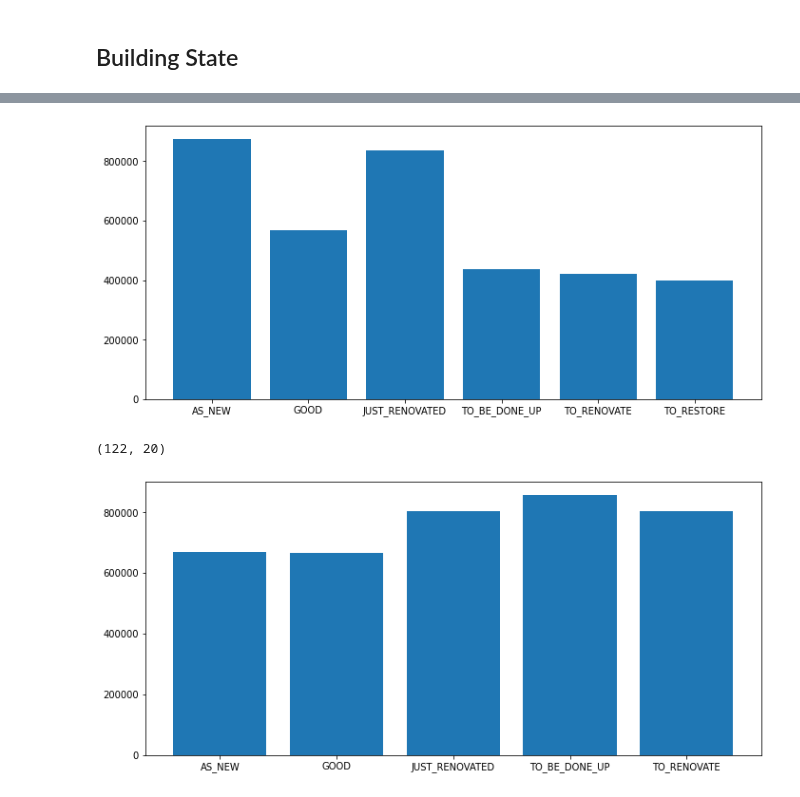
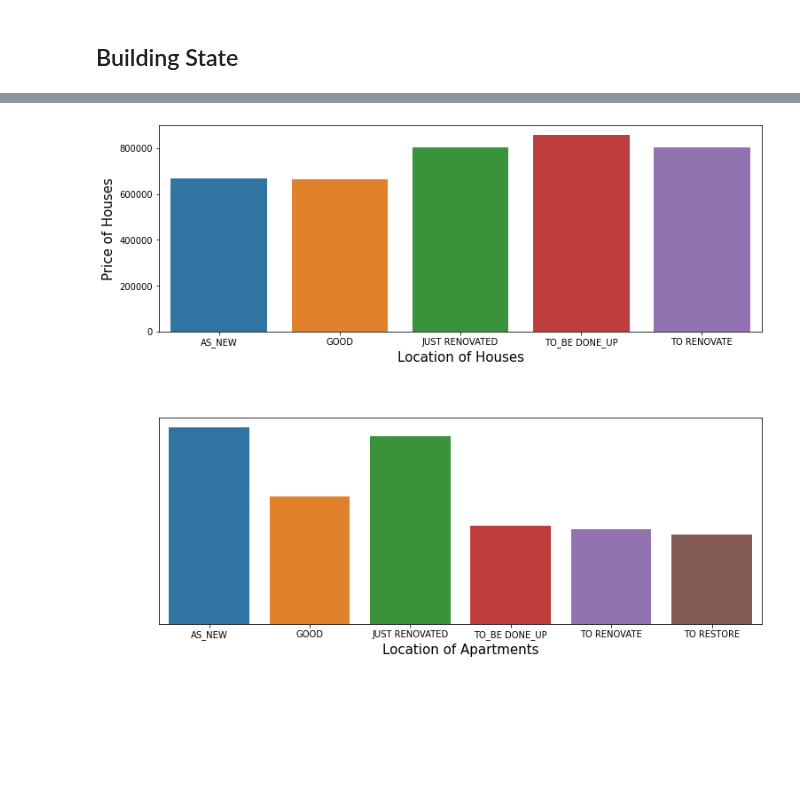
Before and after one commit to phfimmers/Data_visualization, a Jupyter notebook: Correlations/emre_plot.ipynb, the cells around one changed output, grey strips where cells are left out. Saved outputs shown, nothing was run; the diff lists cells and outputs as text; code cells hidden in the pictures; blank space fills up the shorter version.

Commit message:
added second grahic building state

```diff
--- a/Correlations/emre_plot.ipynb
+++ b/Correlations/emre_plot.ipynb
@@ -235,8 +237,10 @@ house_filtered = df.loc[(df.rooms_number==3) & (df.house_is==True) & (df.region=
 by_state = house_filtered.groupby('building_state')['price'].mean()
 by_st_house = pd.DataFrame(by_state)
 by_st_house.drop(by_st_house[by_st_house.index == 'unknown'].index, inplace = True)
+by_st_house = by_st_house.reset_index()
 
-apt_filtered = df.loc[(df.rooms_number==3) & (df.house_is==True) & (df.region=='Brussels')]
+apt_filtered = df.loc[(df.rooms_number==3) & (df.house_is==False) & (df.region=='Brussels')]
 by_state = apt_filtered.groupby('building_state')['price'].mean()
 by_st_apt = pd.DataFrame(by_state)
 by_st_apt.drop(by_st_apt[by_st_apt.index == 'unknown'].index, inplace = True)
+by_st_apt = by_st_apt.reset_index()
@@ -274,23 +247,30 @@ plt.show()
-# %%
-by_st.drop(by_st[by_st.index == 'unknown'].index, inplace = True)
-# Create plot axes for the second line plot
-plt.axes([1,2,1.5,1])
-
-plt.bar(by_st.index, by_st.price)
-plt.show()
-# %% [output]
-[figure, removed]
-# %%
-house_filtered = df.loc[(df.rooms_number==3) & (df.house_is==True) & (df.region=='Brussels')]
-house_filtered.shape
-# %% [output]
-(122, 20)
-# %%
-
-# Create plot axes
-plt.axes([1,2,1.5,1])
-
-plt.bar(by_st.index, by_st.price)
-plt.show()
-# %% [output]
-[figure, removed]
+# %%
+by_st_house.building_state = ['AS_NEW', 'GOOD', 'JUST RENOVATED', 'TO_BE DONE_UP', 'TO RENOVATE']
+by_st_apt.building_state = ['AS_NEW', 'GOOD', 'JUST RENOVATED', 'TO_BE DONE_UP', 'TO RENOVATE', 'TO RESTORE']
+# %%
+plt.figure(figsize=(12,10))
+
+# Create plot axes for the first line plot
+plt.subplot(2, 1, 1)
+
+ax1 = sns.barplot(x='building_state', y='price', data=by_st_house)
+plt.xlabel('Location of Houses', fontsize=15)
+plt.ylabel('Price of Houses', fontsize=15)
+#plt.title('The Avarage Price of Houses by Location', fontsize=20)
+
+
+# Create plot axes for the second line plot
+plt.subplot(2, 1, 2)
+
+ax2 = sns.barplot(x='building_state', y='price', data=by_st_apt)
+ax2.axes.yaxis.set_visible(False)
+plt.xlabel('Location of Apartments', fontsize=15)
+#plt.title('The Avarage Price of Apartments by Location ', fontsize=20)
+plt.tight_layout(pad=6)
+# Display the plot
+
+plt.savefig("pictures/The most expensive and the cheapest price of 3-room and good-condition house by location in Belgium.png",
+           facecolor ="white",)
+plt.show()
+# %% [output]
+[figure, added]
```
Also changed, not shown: parts of 9 cells of this notebook, 1 other file.
